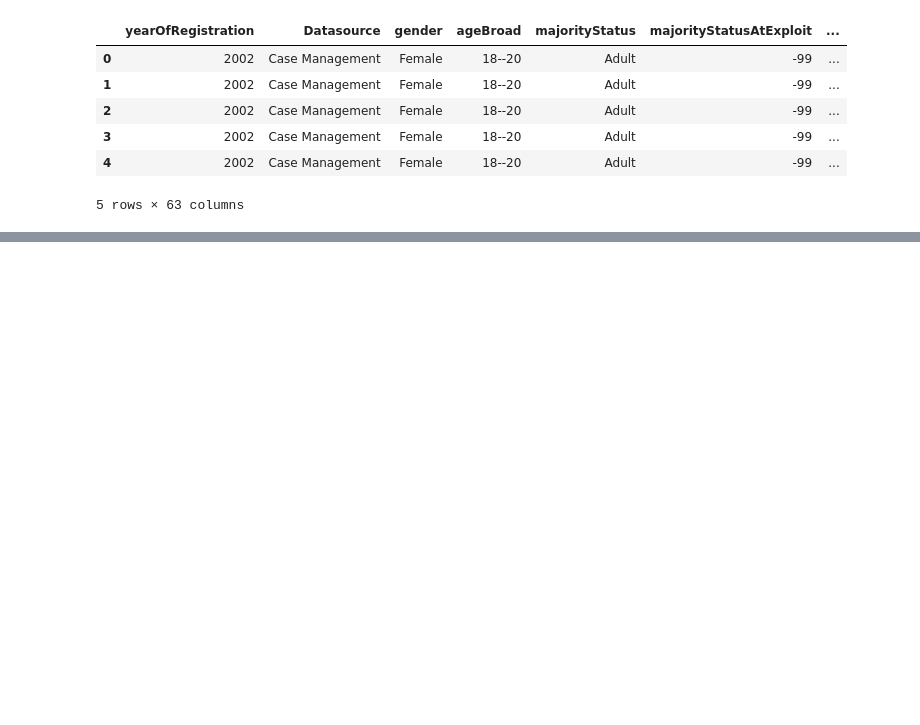
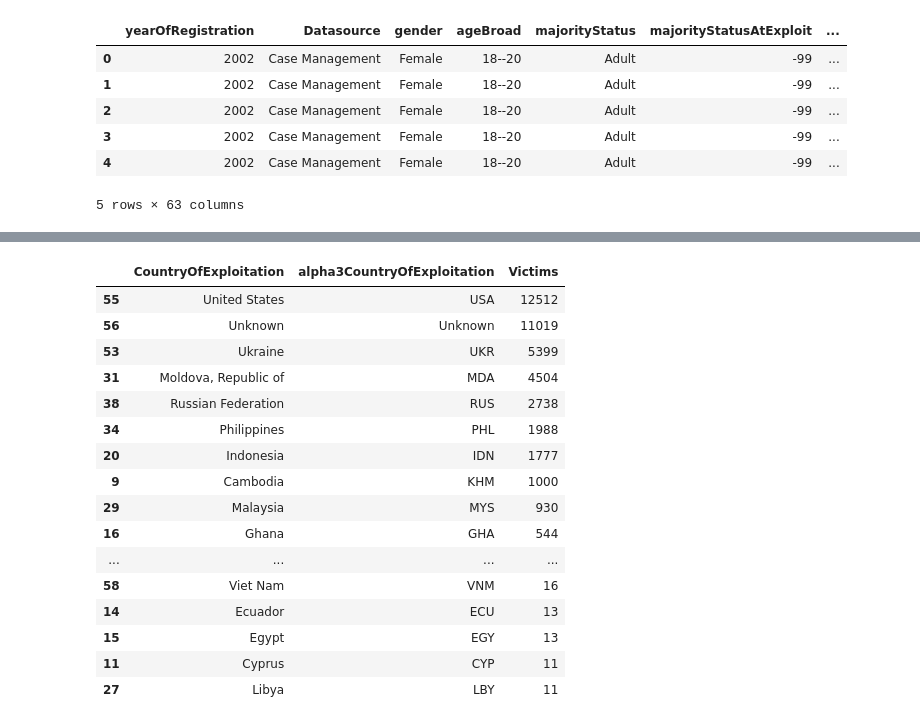
Before and after one commit to SaulOviedo/global_human_trafficking, a Jupyter notebook: main.ipynb, the cells around one changed output, grey strips where cells are left out. Drawn from its saved outputs; the diff is of its cells as text; code cells hidden in the pictures; blank space fills up the shorter version.

```diff
--- a/main.ipynb
+++ b/main.ipynb
@@ -53,0 +85,21 @@ data.head()
+# %%
+ExploitationCountries = pd.DataFrame(data.groupby(['CountryOfExploitation', 'alpha3CountryOfExploitation'])['alpha3CountryOfExploitation'].agg(Victims='count')).reset_index()
+ExploitationCountries.sort_values('Victims', ascending=False)
+# %% [output]
+|  | CountryOfExploitation | alpha3CountryOfExploitation | Victims |
+| 55 | United States | USA | 12512 |
+| 56 | Unknown | Unknown | 11019 |
+| 53 | Ukraine | UKR | 5399 |
+| 31 | Moldova, Republic of | MDA | 4504 |
+| 38 | Russian Federation | RUS | 2738 |
+| 34 | Philippines | PHL | 1988 |
+| 20 | Indonesia | IDN | 1777 |
+| 9 | Cambodia | KHM | 1000 |
+| 29 | Malaysia | MYS | 930 |
+| 16 | Ghana | GHA | 544 |
+| ... | ... | ... | ... |
+| 58 | Viet Nam | VNM | 16 |
+| 14 | Ecuador | ECU | 13 |
+| 15 | Egypt | EGY | 13 |
+| 11 | Cyprus | CYP | 11 |
+| 27 | Libya | LBY | 11 |
```
Also changed, not shown: parts of 2 cells of this notebook.
